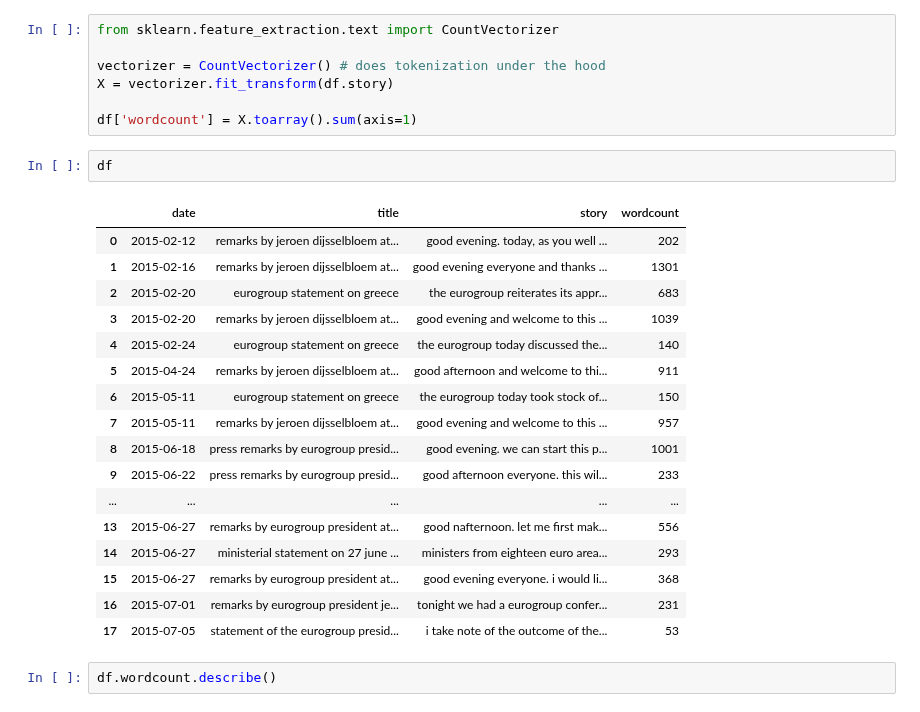
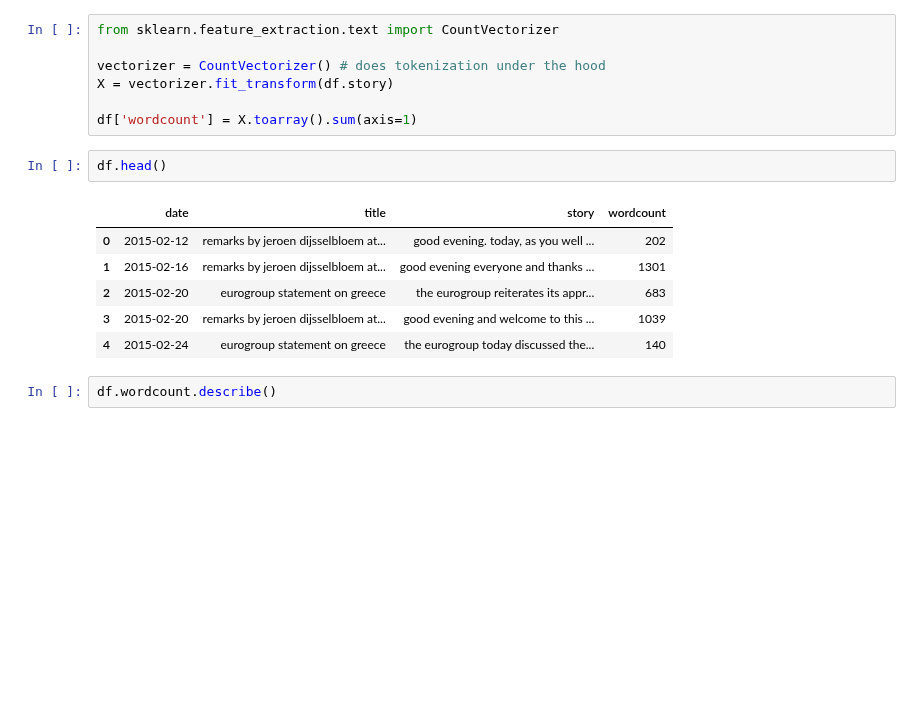
Before and after one commit to ariansajina/master-thesis, a Jupyter notebook: notebooks/preliminary_analysis.ipynb, the cells around one changed output. Cells and saved outputs as stored; diff of their text form; blank space fills up the shorter version.

```diff
--- a/notebooks/preliminary_analysis.ipynb
+++ b/notebooks/preliminary_analysis.ipynb
@@ -436,25 +426,14 @@ X = vectorizer.fit_transform(df.story)
 
 df['wordcount'] = X.toarray().sum(axis=1)
 # %%
-df
+df.head()
 # %% [output]
 |  | date | title | story | wordcount |
 | 0 | 2015-02-12 | remarks by jeroen dijsselbloem at... | good evening. today, as you well ... | 202 |
 | 1 | 2015-02-16 | remarks by jeroen dijsselbloem at... | good evening everyone and thanks ... | 1301 |
 | 2 | 2015-02-20 | eurogroup statement on greece | the eurogroup reiterates its appr... | 683 |
 | 3 | 2015-02-20 | remarks by jeroen dijsselbloem at... | good evening and welcome to this ... | 1039 |
 | 4 | 2015-02-24 | eurogroup statement on greece | the eurogroup today discussed the... | 140 |
-| 5 | 2015-04-24 | remarks by jeroen dijsselbloem at... | good afternoon and welcome to thi... | 911 |
-| 6 | 2015-05-11 | eurogroup statement on greece | the eurogroup today took stock of... | 150 |
-| 7 | 2015-05-11 | remarks by jeroen dijsselbloem at... | good evening and welcome to this ... | 957 |
-| 8 | 2015-06-18 | press remarks by eurogroup presid... | good evening. we can start this p... | 1001 |
-| 9 | 2015-06-22 | press remarks by eurogroup presid... | good afternoon everyone. this wil... | 233 |
-| ... | ... | ... | ... | ... |
-| 13 | 2015-06-27 | remarks by eurogroup president at... | good nafternoon. let me first mak... | 556 |
-| 14 | 2015-06-27 | ministerial statement on 27 june ... | ministers from eighteen euro area... | 293 |
-| 15 | 2015-06-27 | remarks by eurogroup president at... | good evening everyone. i would li... | 368 |
-| 16 | 2015-07-01 | remarks by eurogroup president je... | tonight we had a eurogroup confer... | 231 |
-| 17 | 2015-07-05 | statement of the eurogroup presid... | i take note of the outcome of the... | 53 |
 # %%
 df.wordcount.describe()
 # %% [output]
```
Also changed, not shown: parts of 17 cells of this notebook, 1 other file.
